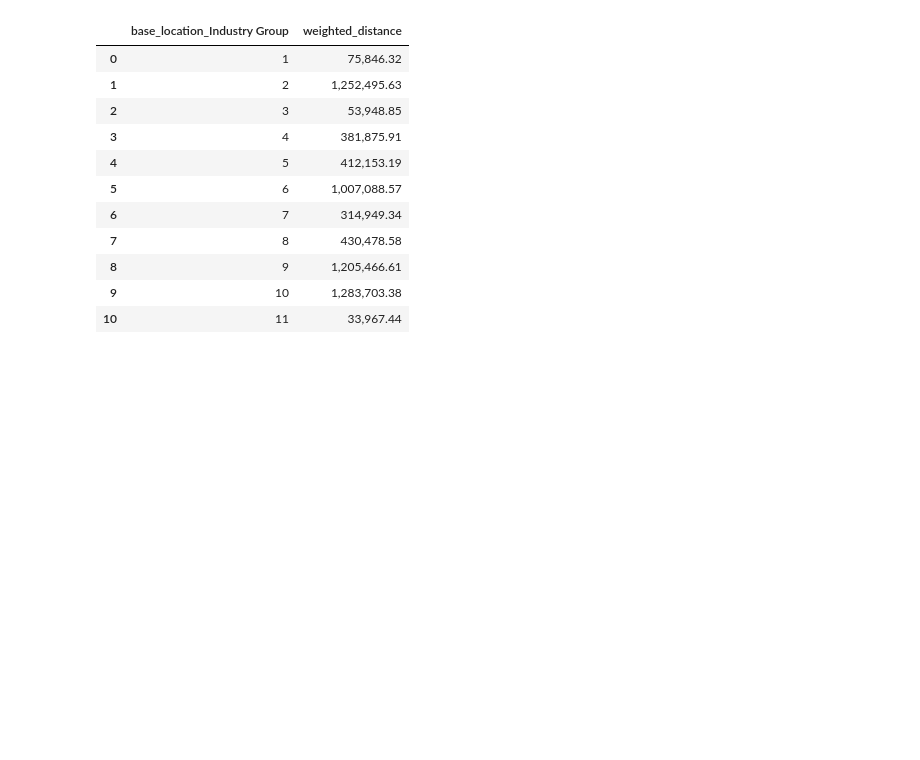
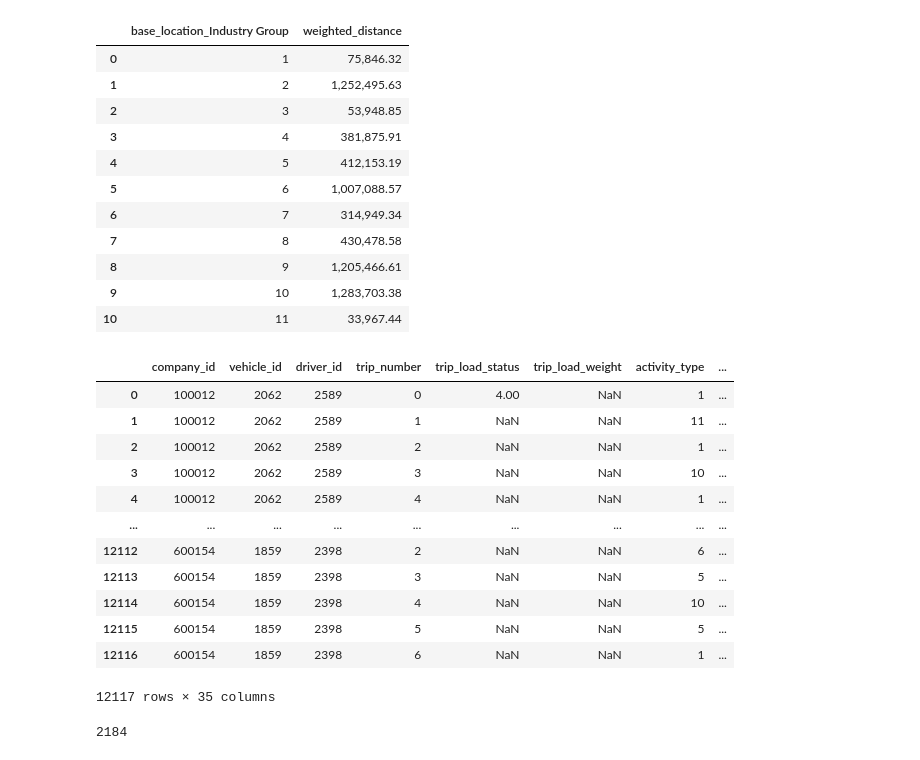
Before and after one commit to SANDAG/Data_CVM, a Jupyter notebook: abm2p/CVS_data_aggregation.ipynb, the cells around one changed output. Saved outputs shown, nothing was run; the diff lists cells and outputs as text; code cells hidden in the pictures; blank space fills up the shorter version.

```diff
--- a/abm2p/CVS_data_aggregation.ipynb
+++ b/abm2p/CVS_data_aggregation.ipynb
@@ -227,0 +241,20 @@ vmt[['weighted_distance', 'base_location_Industry Group']].groupby('base_locatio
+# %%
+trip
+# %% [output]
+|  | company_id | vehicle_id | driver_id | trip_number | trip_load_status | trip_load_weight | activity_type | ... |
+| 0 | 100012 | 2062 | 2589 | 0 | 4.00 | NaN | 1 | ... |
+| 1 | 100012 | 2062 | 2589 | 1 | NaN | NaN | 11 | ... |
+| 2 | 100012 | 2062 | 2589 | 2 | NaN | NaN | 1 | ... |
+| 3 | 100012 | 2062 | 2589 | 3 | NaN | NaN | 10 | ... |
+| 4 | 100012 | 2062 | 2589 | 4 | NaN | NaN | 1 | ... |
+| ... | ... | ... | ... | ... | ... | ... | ... | ... |
+| 12112 | 600154 | 1859 | 2398 | 2 | NaN | NaN | 6 | ... |
+| 12113 | 600154 | 1859 | 2398 | 3 | NaN | NaN | 5 | ... |
+| 12114 | 600154 | 1859 | 2398 | 4 | NaN | NaN | 10 | ... |
+| 12115 | 600154 | 1859 | 2398 | 5 | NaN | NaN | 5 | ... |
+| 12116 | 600154 | 1859 | 2398 | 6 | NaN | NaN | 1 | ... |
+12117 rows × 35 columns
+# %%
+max(tour_data.tour_id)
+# %% [output]
+2184
```
Also changed, not shown: parts of 7 cells of this notebook, 3 other files.
